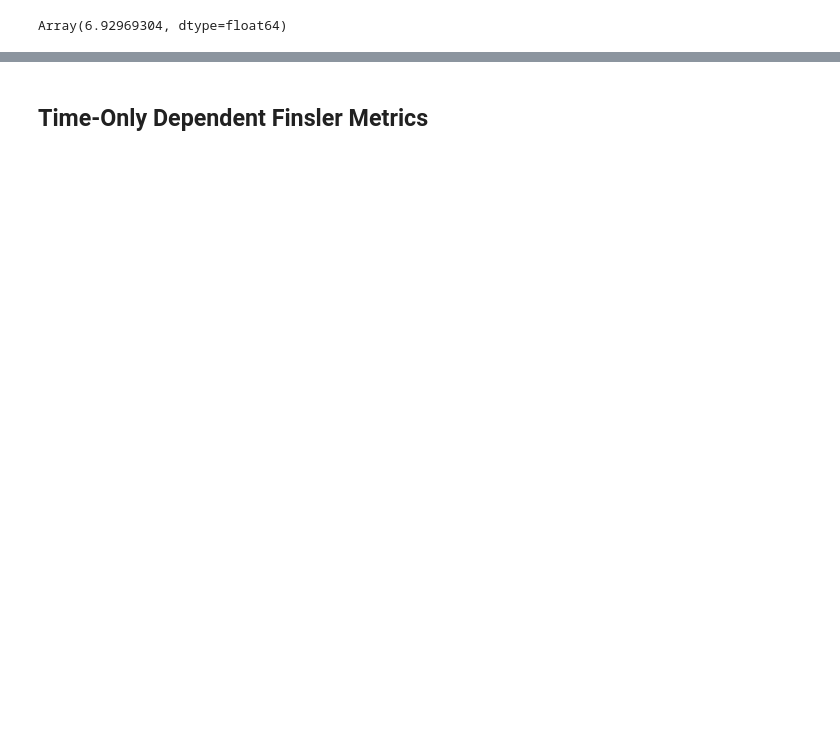
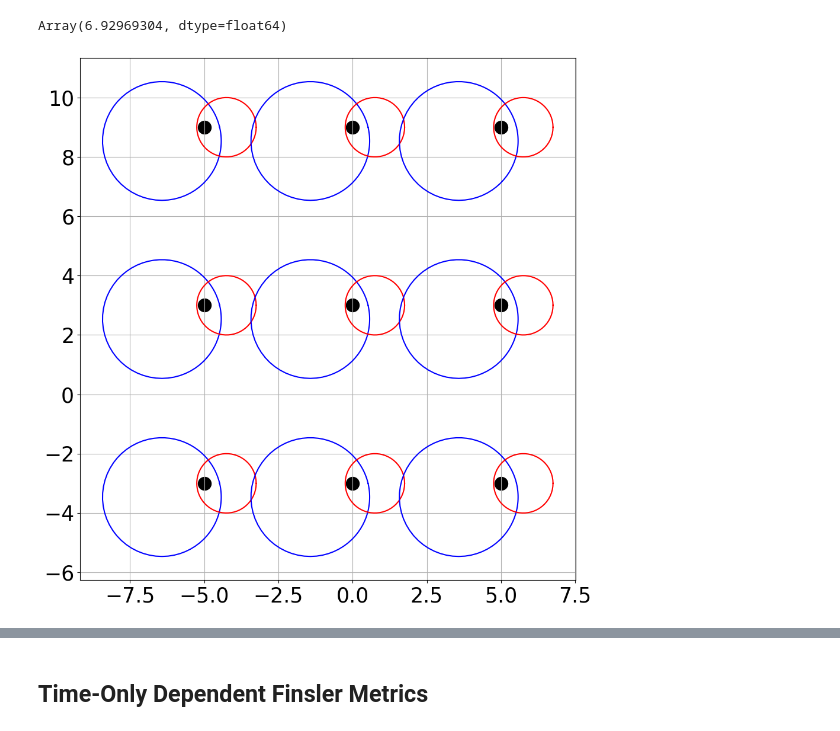
Before and after one commit to FrederikMR/zermelo_tacking, a Jupyter notebook: tacking_estimation.ipynb, the cells around one changed output, grey strips where cells are left out. Saved outputs shown, nothing was run; the diff lists cells and outputs as text; code cells hidden in the pictures; blank space fills up the shorter version.

```diff
--- a/tacking_estimation.ipynb
+++ b/tacking_estimation.ipynb
@@ -62,3 +69,21 @@ yscales = [-3.0, 9.0]
+# %%
+fig = plt.figure(figsize=(10,10))
+
+ax = fig.add_subplot(111)
+
+for i1, i2,x1,x2 in zip(indicatrix_alpha, indicatrix_beta, X1, X2):
+    for b1, b2, y1, y2 in zip(i1, i2, x1, x2):
+        ax.plot(b1[:,0], b1[:,1], color='blue')
+        ax.plot(b2[:,0], b2[:,1], color='red')
+        ax.scatter(y1, y2, s=250, color='black')
+
+ax.grid(True)
+
+fig.tight_layout()
+
+plt.show()
+# %% [output]
+[figure, added]
 # %%
 N_tacks = len(curves.keys())//2-1
 
```
Also changed, not shown: parts of 11 cells of this notebook, 2 other files.
